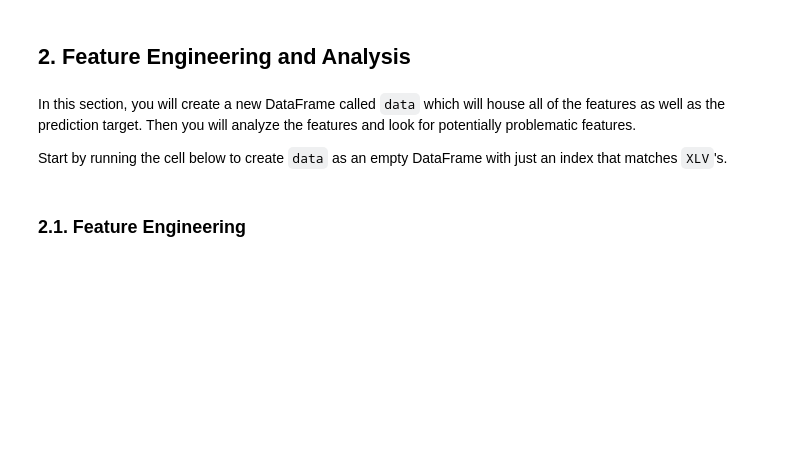
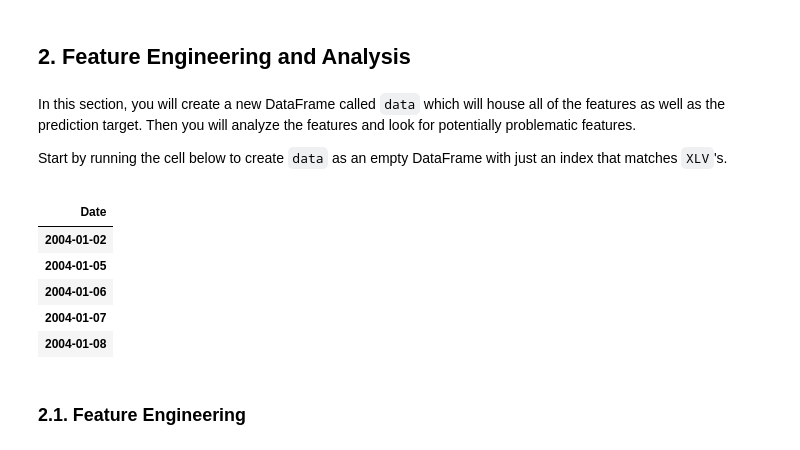
Before and after one commit to waynebar69/xlv-volatility-sentiment-ml, a Jupyter notebook: notebooks/xlv_prediction_model.ipynb.ipynb, the cells around one changed output. Cells and saved outputs as stored; diff of their text form; code cells hidden in the pictures; blank space fills up the shorter version.

```diff
--- a/notebooks/xlv_prediction_model.ipynb.ipynb
+++ b/notebooks/xlv_prediction_model.ipynb.ipynb
@@ -300,6 +301,9 @@ google_trends_daily.plot.line(title="Google Trends Data (Daily)", figsize=(12, 6
 # %% [markdown]
 ## 2. Feature Engineering and Analysis
 # %% [markdown]
-In this section, you will create a new DataFrame called `data` which will house all of the features as well as the prediction target. Then you will analyze the features and look for potentially problematic features.
+In this section, you will create a new DataFrame called `data` which will house
+all of the features as well as the prediction target. Then you will analyze the
+features and look for potentially problematic features.
 
-Start by running the cell below to create `data` as an empty DataFrame with just an index that matches `XLV`'s.
+Start by running the cell below to create `data` as an empty DataFrame with just
+an index that matches `XLV`'s.
@@ -308,3 +310,14 @@ data = ## YOUR CODE HERE ##
+# %%
+data = pd.DataFrame(index=xlv_data.index)
+data.head()
+# %% [output]
+|  |
+| Date |
+| 2004-01-02 |
+| 2004-01-05 |
+| 2004-01-06 |
+| 2004-01-07 |
+| 2004-01-08 |
 # %% [markdown]
 ### 2.1. Feature Engineering
 # %% [markdown]
```
Also changed, not shown: parts of 15 cells of this notebook.
